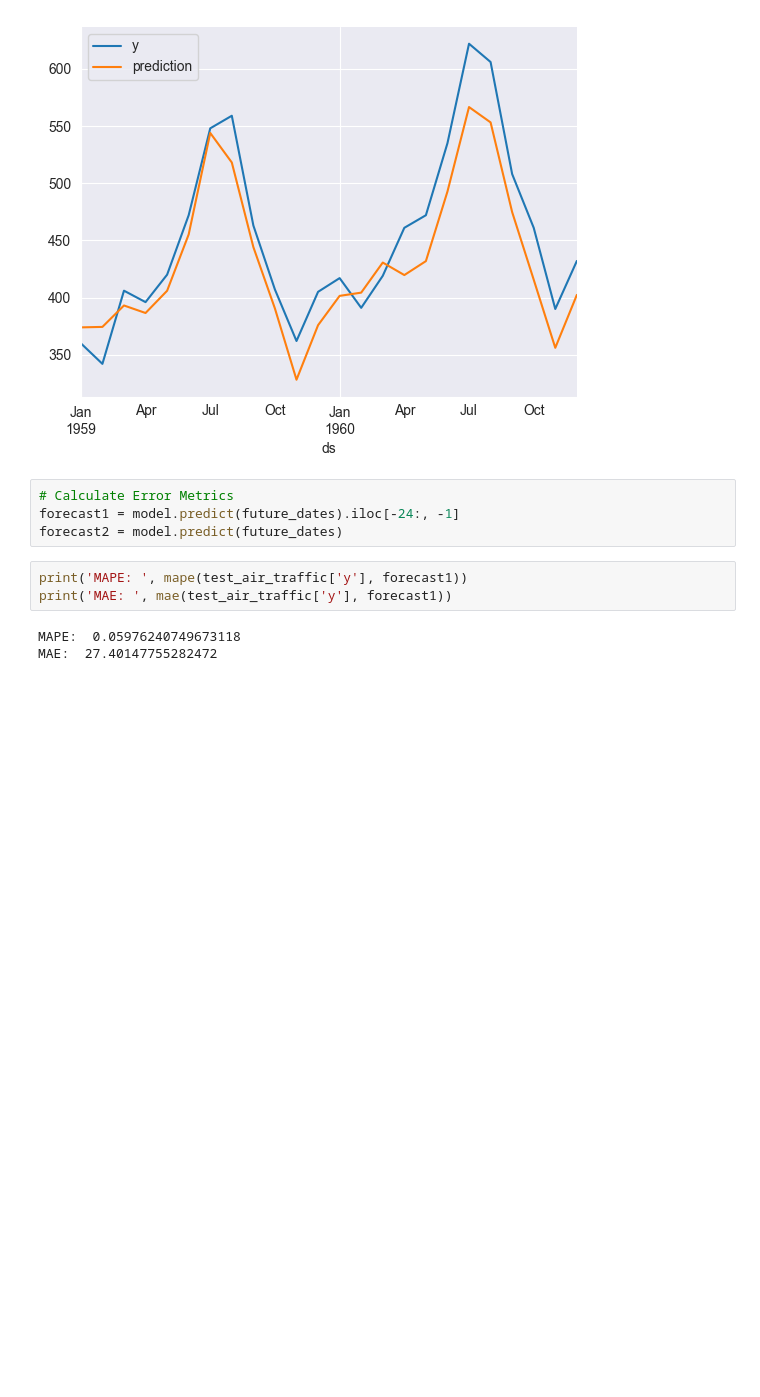
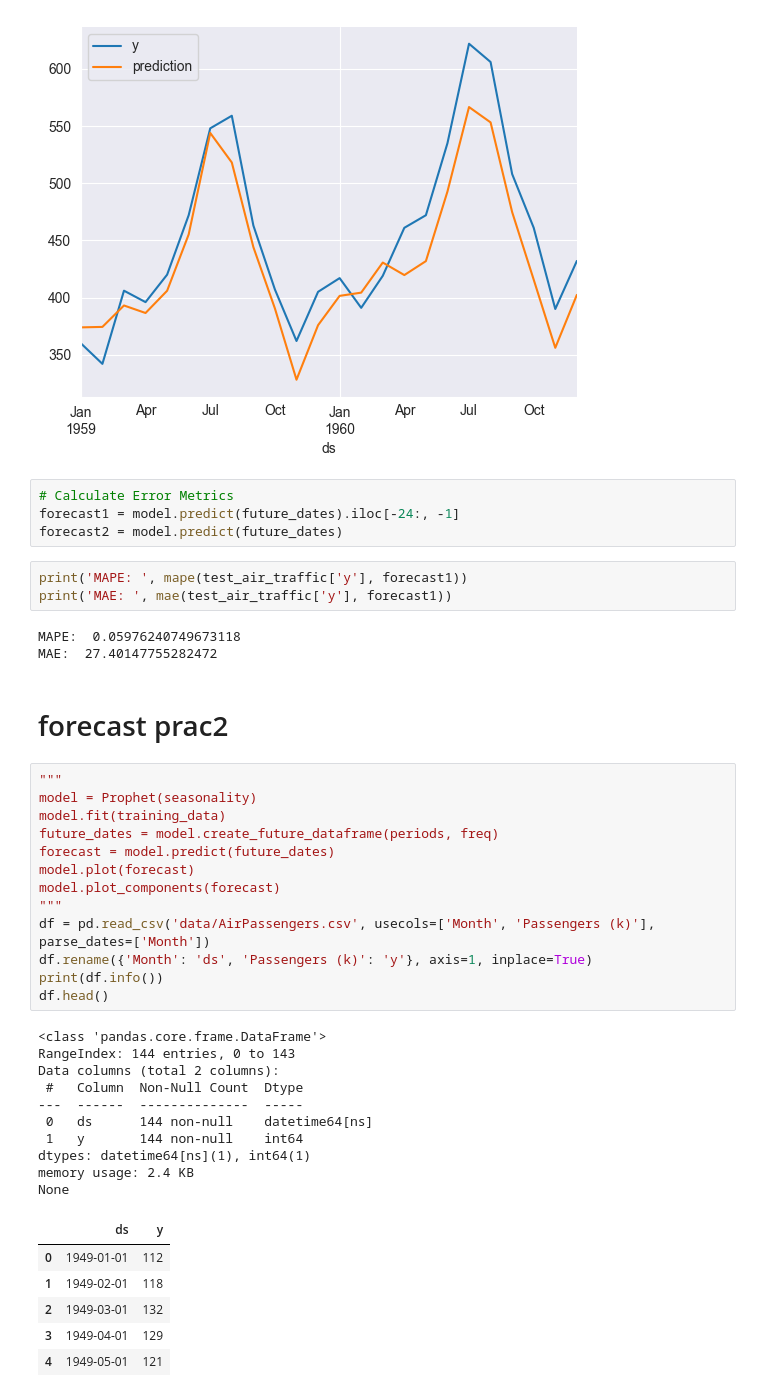
Before and after one commit to ideaguy3d/data-engineering-practice, a Jupyter notebook: _maven/regression_forecasting/_assignment_10_time_series.ipynb, the cells around one changed output. Drawn from its saved outputs; the diff is of its cells as text; blank space fills up the shorter version.

```diff
--- a/_maven/regression_forecasting/_assignment_10_time_series.ipynb
+++ b/_maven/regression_forecasting/_assignment_10_time_series.ipynb
@@ -442,3 +442,35 @@ print('MAE: ', mae(test_air_traffic['y'], forecast1))
 # %% [output]
 MAPE:  0.05976240749673118
 MAE:  27.40147755282472
+# %% [markdown]
+# forecast prac2
+# %%
+"""
+model = Prophet(seasonality)
+model.fit(training_data)
+future_dates = model.create_future_dataframe(periods, freq)
+forecast = model.predict(future_dates)
+model.plot(forecast)
+model.plot_components(forecast)
+"""
+df = pd.read_csv('data/AirPassengers.csv', usecols=['Month', 'Passengers (k)'], parse_dates=['Month'])
+df.rename({'Month': 'ds', 'Passengers (k)': 'y'}, axis=1, inplace=True)
+print(df.info())
+df.head()
+# %% [output]
+<class 'pandas.core.frame.DataFrame'>
+RangeIndex: 144 entries, 0 to 143
+Data columns (total 2 columns):
+ #   Column  Non-Null Count  Dtype
+---  ------  --------------  -----
+ 0   ds      144 non-null    datetime64[ns]
+ 1   y       144 non-null    int64
+dtypes: datetime64[ns](1), int64(1)
+memory usage: 2.4 KB
+None
+|  | ds | y |
+| 0 | 1949-01-01 | 112 |
+| 1 | 1949-02-01 | 118 |
+| 2 | 1949-03-01 | 132 |
+| 3 | 1949-04-01 | 129 |
+| 4 | 1949-05-01 | 121 |
```
Also changed, not shown: parts of 2 cells of this notebook.
